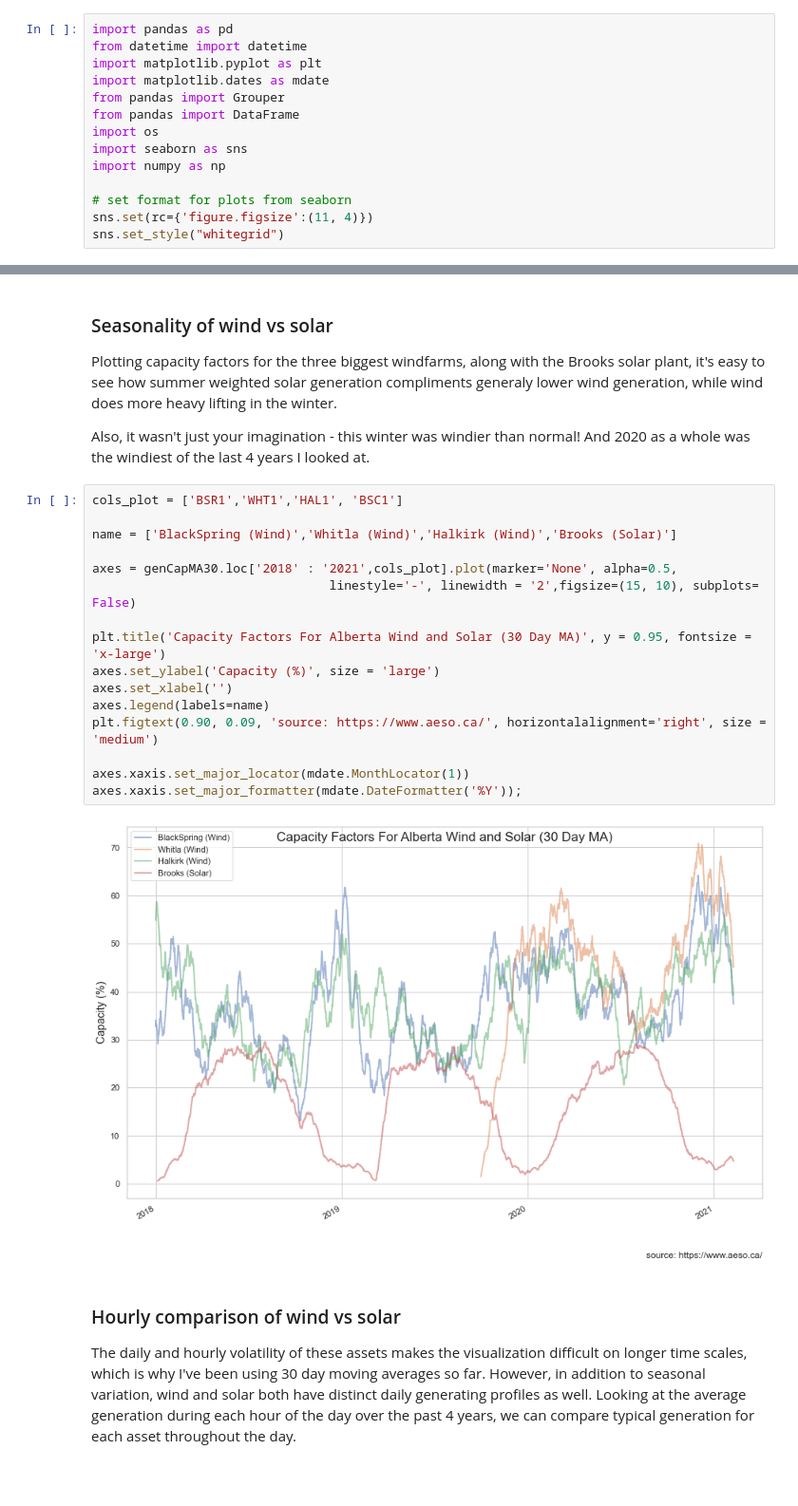
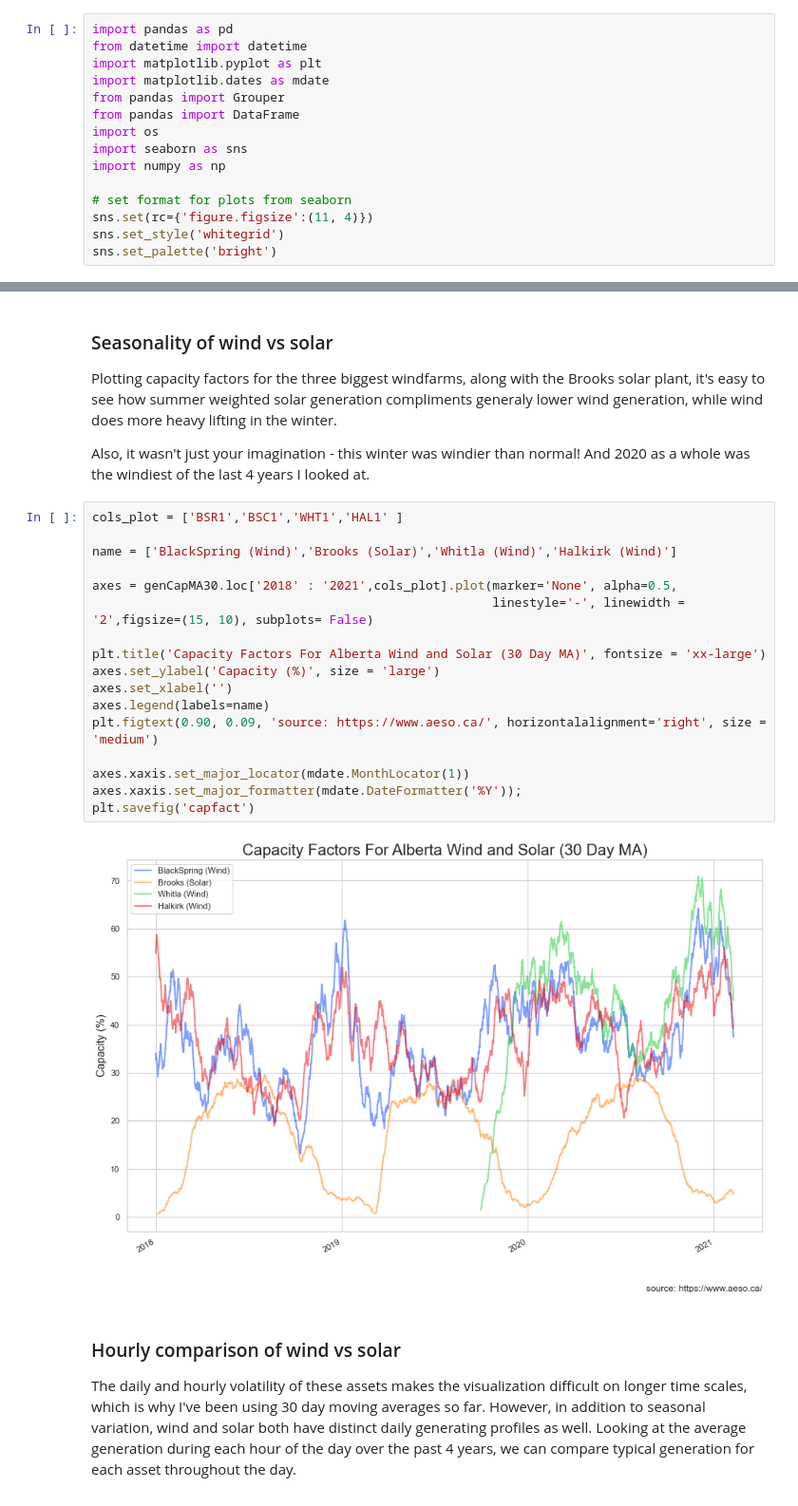
Before and after one commit to cdoyle78/Alberta-Wind-and-Solar-Power, a Jupyter notebook: AB_WindSolarPower.ipynb, the cells around one changed output, grey strips where cells are left out. Shown at 95% size. Drawn from its saved outputs; the diff is of its cells as text.

```diff
--- a/AB_WindSolarPower.ipynb
+++ b/AB_WindSolarPower.ipynb
@@ -15,7 +15,8 @@ import numpy as np
 
 # set format for plots from seaborn
 sns.set(rc={'figure.figsize':(11, 4)})
-sns.set_style("whitegrid")
+sns.set_style('whitegrid')
+sns.set_palette('bright')
 # %% [markdown]
 ### Downloading and conditioning the data from AESO
 
@@ -112,23 +115,24 @@ Plotting capacity factors for the three biggest windfarms, along with the Brooks
 
 Also, it wasn't just your imagination - this winter was windier than normal! And 2020 as a whole was the windiest of the last 4 years I looked at.
 # %%
-cols_plot = ['BSR1','WHT1','HAL1', 'BSC1']
+cols_plot = ['BSR1','BSC1','WHT1','HAL1' ]
 
-name = ['BlackSpring (Wind)','Whitla (Wind)','Halkirk (Wind)','Brooks (Solar)']
+name = ['BlackSpring (Wind)','Brooks (Solar)','Whitla (Wind)','Halkirk (Wind)']
 
 axes = genCapMA30.loc['2018' : '2021',cols_plot].plot(marker='None', alpha=0.5,
-                                linestyle='-', linewidth = '2',figsize=(15, 10), subplots= False)
+                                                      linestyle='-', linewidth = '2',figsize=(15, 10), subplots= False)
 
-plt.title('Capacity Factors For Alberta Wind and Solar (30 Day MA)', y = 0.95, fontsize = 'x-large')
+plt.title('Capacity Factors For Alberta Wind and Solar (30 Day MA)', fontsize = 'xx-large')
 axes.set_ylabel('Capacity (%)', size = 'large')
 axes.set_xlabel('')
 axes.legend(labels=name)
 plt.figtext(0.90, 0.09, 'source: https://www.aeso.ca/', horizontalalignment='right', size = 'medium')
 
 axes.xaxis.set_major_locator(mdate.MonthLocator(1))
 axes.xaxis.set_major_formatter(mdate.DateFormatter('%Y'));
+plt.savefig('capfact')
 # %% [output]
-[figure, old version]
+[figure, new version]
 # %% [markdown]
 ### Hourly comparison of wind vs solar
 
```
Also changed, not shown: parts of 12 cells of this notebook.
